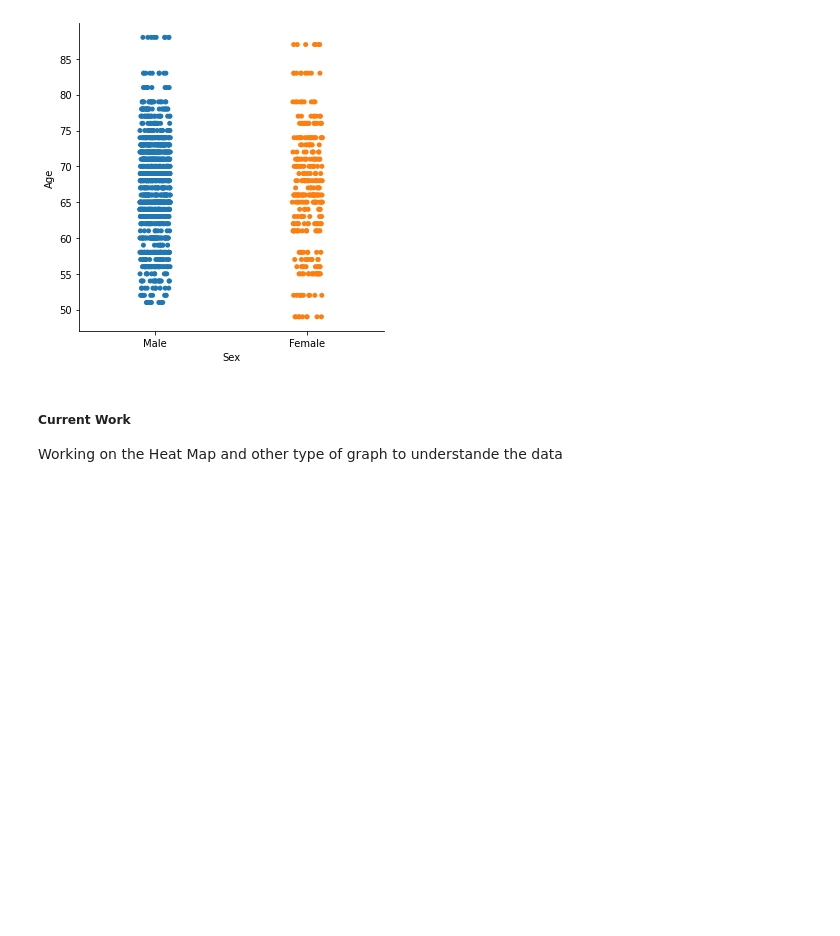
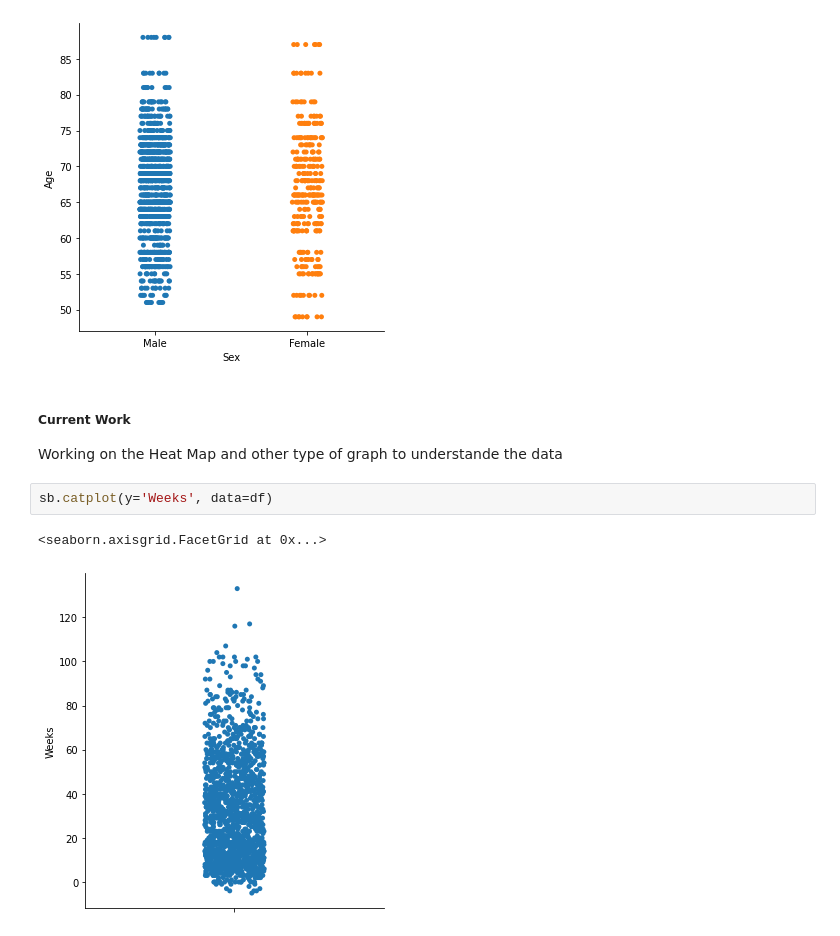
Before and after one commit to Ank-22/OSIC-Pulmonary-Fibrosis-Progression, a Jupyter notebook: Data-Visulization.ipynb, the cells around one changed output. Saved outputs shown, nothing was run; the diff lists cells and outputs as text; blank space fills up the shorter version.

```diff
--- a/Data-Visualization/Data-Visulization.ipynb
+++ b/Data-Visulization.ipynb
@@ -157,3 +157,8 @@ sb.catplot(y='Age', x='Sex', data=df)
 ##### Current Work
 
 Working on the Heat Map and other type of graph to understande the data
+# %%
+sb.catplot(y='Weeks', data=df)
+# %% [output]
+<seaborn.axisgrid.FacetGrid at 0x...>
+[figure, added]
```
